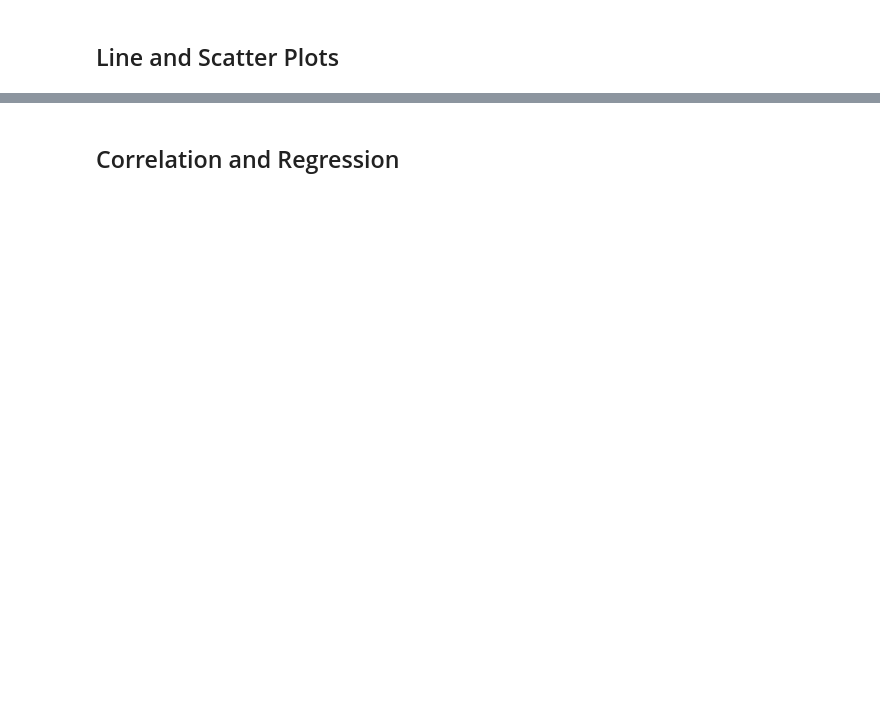
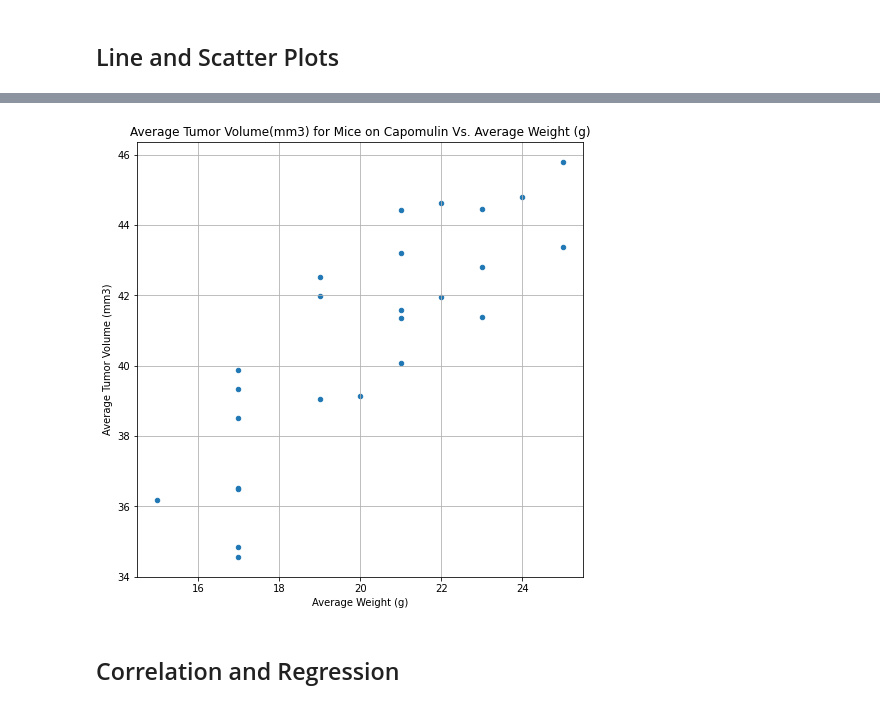
Before and after one commit to rambunctious2050/matplotlib-challenge, a Jupyter notebook: Instructions/Pymaceuticals/pymaceuticals_starter.ipynb, the cells around one changed output, grey strips where cells are left out. Saved outputs shown, nothing was run; the diff lists cells and outputs as text; code cells hidden in the pictures; blank space fills up the shorter version.

```diff
--- a/Instructions/Pymaceuticals/pymaceuticals_starter.ipynb
+++ b/Instructions/Pymaceuticals/pymaceuticals_starter.ipynb
@@ -215,2 +314,34 @@ Calculate the quartiles and IQR and quantitatively determine if there are any po
+# %%
+# For each mouse ID, calculate average tumor volume and mouse weight across all the timepoints
+Capomulin_data.set_index("Mouse ID")
+
+MouseID = []
+weight = []
+vol = []
+
+for ID in Capomulin_MouseID:
+
+    MouseID.append(ID)
+
+    Avg_weight = Capomulin_data.loc[Capomulin_data['Mouse ID']==ID, 'Weight (g)'].mean()
+    weight.append(Avg_weight)
+
+    Avg_vol = Capomulin_data.loc[Capomulin_data['Mouse ID']==ID, 'Tumor Volume (mm3)'].mean()
+    vol.append(Avg_vol)
+
+Avg_weight_vol = pd.DataFrame({'MouseID' : MouseID,
+                               'AvgWeight' : weight,
+                               'AvgTumorVolume' : vol,
+                              })
+# Generate a scatter plot of average tumor volume vs. mouse weight for all mice in the Capomulin regimen
+# Convert columns to numeric so the data can be used
+
+Avg_weight_vol.plot(kind="scatter", x="AvgWeight", y="AvgTumorVolume", grid=True, figsize=(8,8),
+              title="Average Tumor Volume(mm3) for Mice on Capomulin Vs. Average Weight (g)")
+plt.ylabel("Average Tumor Volume (mm3)")
+plt.xlabel("Average Weight (g)")
+plt.show()
+# %% [output]
+[figure, added]
 # %% [markdown]
 ## Correlation and Regression
```
Also changed, not shown: parts of 18 cells of this notebook, 1 other file.
